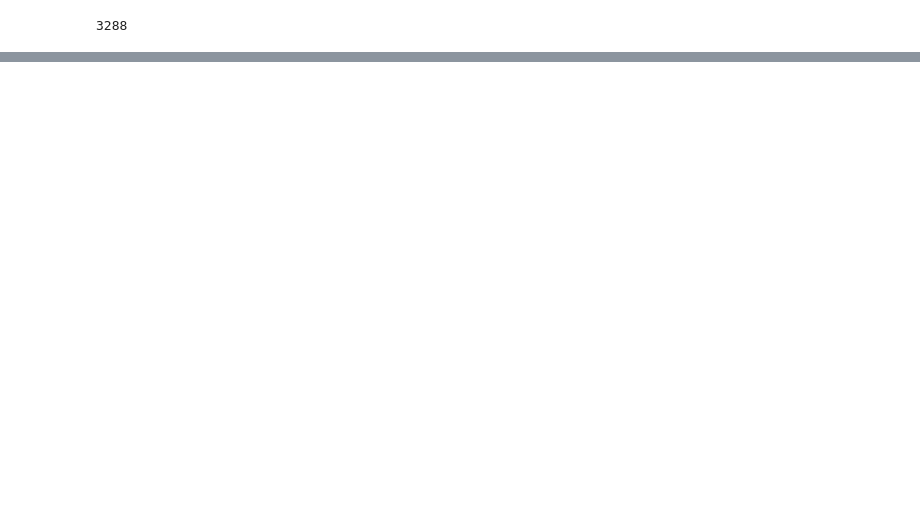
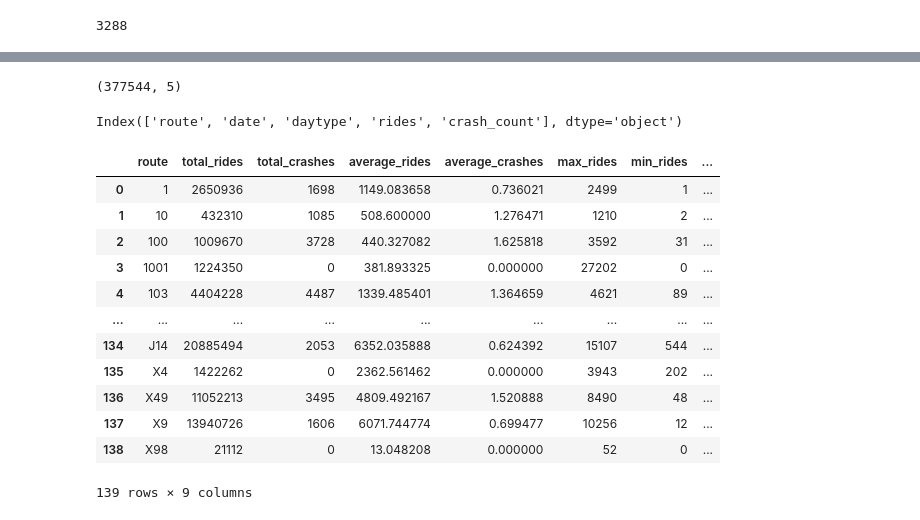
Before and after one commit to chance-roberts/DATA6330_RobertsC, a Jupyter notebook: RobertsC_DATA6330.ipynb, the cells around one changed output, grey strips where cells are left out. Drawn from its saved outputs; the diff is of its cells as text; code cells hidden in the pictures; blank space fills up the shorter version.

```diff
--- a/RobertsC_DATA6330.ipynb
+++ b/RobertsC_DATA6330.ipynb
@@ -206,0 +347,9 @@ unique_dates
+# %%
+#Display the shape of the merged data
+bus_crash_merged.shape
+# %% [output]
+(377544, 5)
+# %%
+bus_crash_merged.columns
+# %% [output]
+Index(['route', 'date', 'daytype', 'rides', 'crash_count'], dtype='object')
@@ -206,0 +363,27 @@ unique_dates
+# %%
+#Display summary statistics for each route in the merged data
+route_summary_stats = bus_crash_merged.groupby('route').agg(
+    total_rides=('rides', 'sum'),
+    total_crashes=('crash_count', 'sum'),
+    average_rides=('rides', 'mean'),
+    average_crashes=('crash_count', 'mean'),
+    max_rides=('rides', 'max'),
+    min_rides=('rides', 'min'),
+    max_crashes=('crash_count', 'max'),
+    min_crashes=('crash_count', 'min'),
+).reset_index()
+route_summary_stats
+# %% [output]
+|  | route | total_rides | total_crashes | average_rides | average_crashes | max_rides | min_rides | ... |
+| 0 | 1 | 2650936 | 1698 | 1149.083658 | 0.736021 | 2499 | 1 | ... |
+| 1 | 10 | 432310 | 1085 | 508.600000 | 1.276471 | 1210 | 2 | ... |
+| 2 | 100 | 1009670 | 3728 | 440.327082 | 1.625818 | 3592 | 31 | ... |
+| 3 | 1001 | 1224350 | 0 | 381.893325 | 0.000000 | 27202 | 0 | ... |
+| 4 | 103 | 4404228 | 4487 | 1339.485401 | 1.364659 | 4621 | 89 | ... |
+| ... | ... | ... | ... | ... | ... | ... | ... | ... |
+| 134 | J14 | 20885494 | 2053 | 6352.035888 | 0.624392 | 15107 | 544 | ... |
+| 135 | X4 | 1422262 | 0 | 2362.561462 | 0.000000 | 3943 | 202 | ... |
+| 136 | X49 | 11052213 | 3495 | 4809.492167 | 1.520888 | 8490 | 48 | ... |
+| 137 | X9 | 13940726 | 1606 | 6071.744774 | 0.699477 | 10256 | 12 | ... |
+| 138 | X98 | 21112 | 0 | 13.048208 | 0.000000 | 52 | 0 | ... |
+139 rows × 9 columns
```
Also changed, not shown: parts of 32 cells of this notebook, 1 other file.
